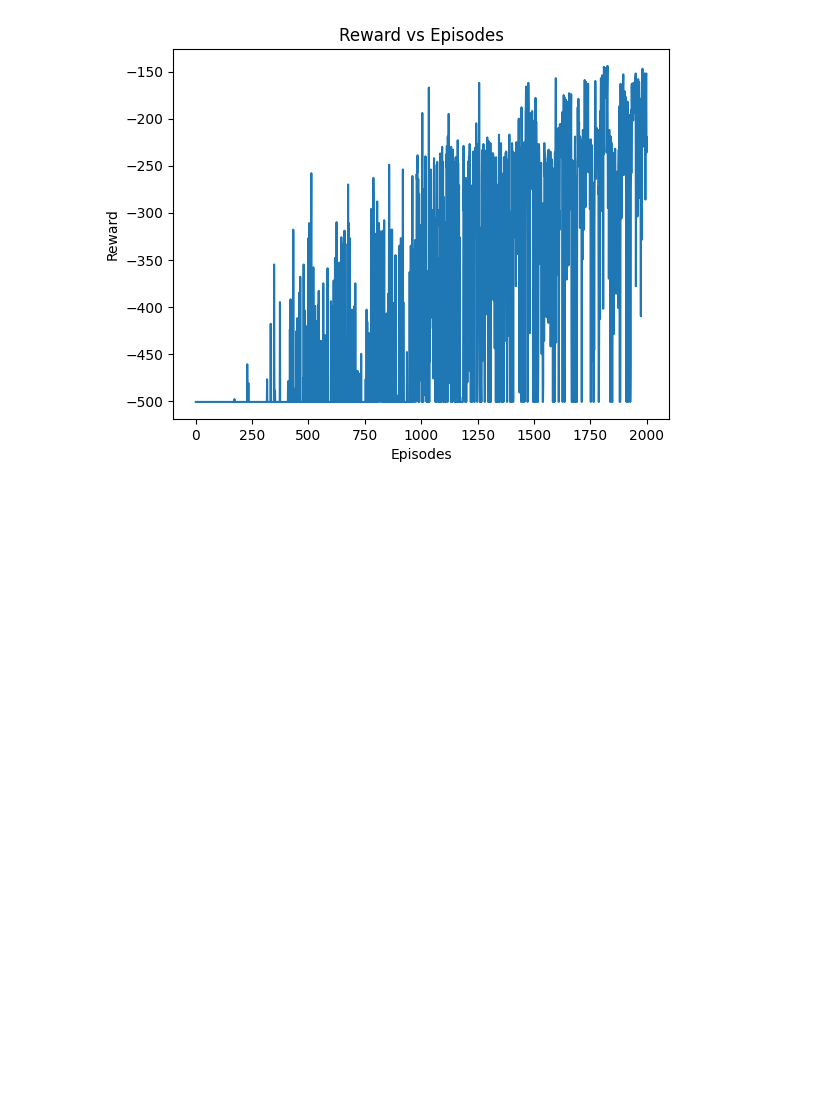
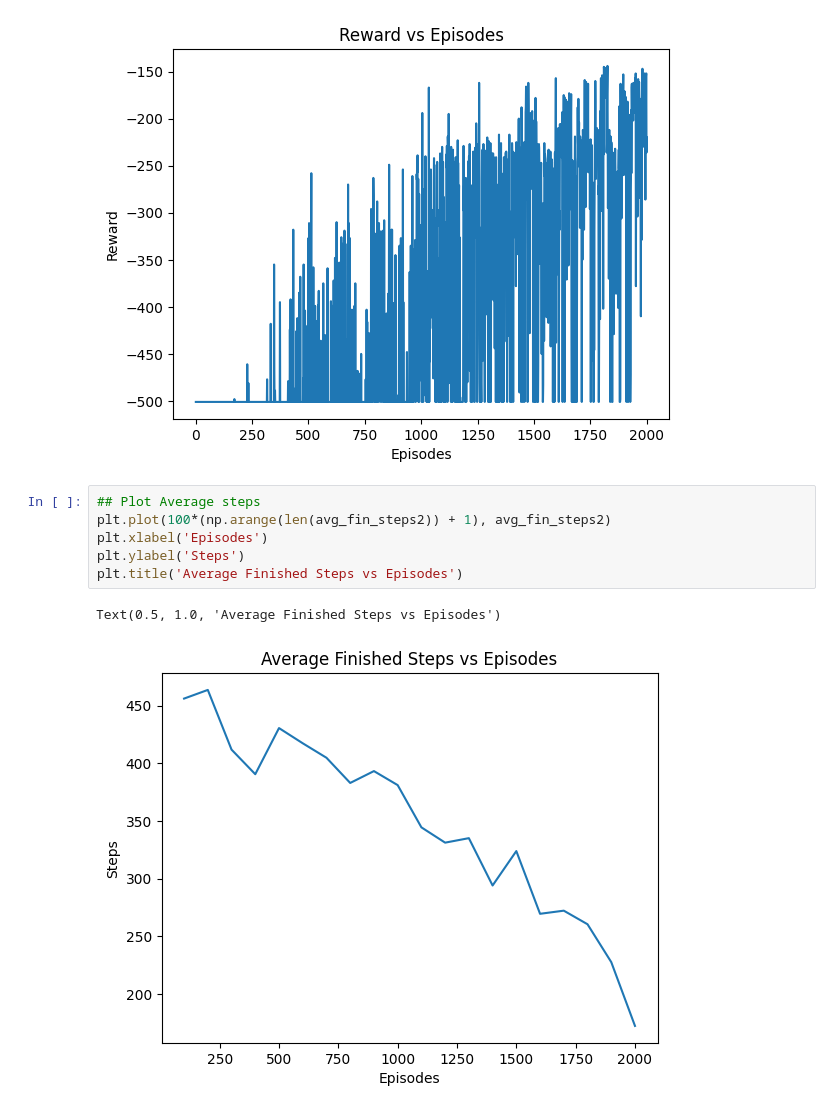
Before and after one commit to oscaro00/Math156_Project, a Jupyter notebook: q-learning and sarsa/Mountain_Cart_Q_learning.ipynb, the cells around one changed output. Drawn from its saved outputs; the diff is of its cells as text; blank space fills up the shorter version.

```diff
--- a/q-learning and sarsa/Mountain_Cart_Q_learning.ipynb
+++ b/q-learning and sarsa/Mountain_Cart_Q_learning.ipynb
@@ -197,3 +189,12 @@ plt.title('Reward vs Episodes')
 # %% [output]
 Text(0.5, 1.0, 'Reward vs Episodes')
 [figure]
+# %%
+## Plot Average steps
+plt.plot(100*(np.arange(len(avg_fin_steps2)) + 1), avg_fin_steps2)
+plt.xlabel('Episodes')
+plt.ylabel('Steps')
+plt.title('Average Finished Steps vs Episodes')
+# %% [output]
+Text(0.5, 1.0, 'Average Finished Steps vs Episodes')
+[figure, added]
```
Also changed, not shown: parts of 82 cells of this notebook.
